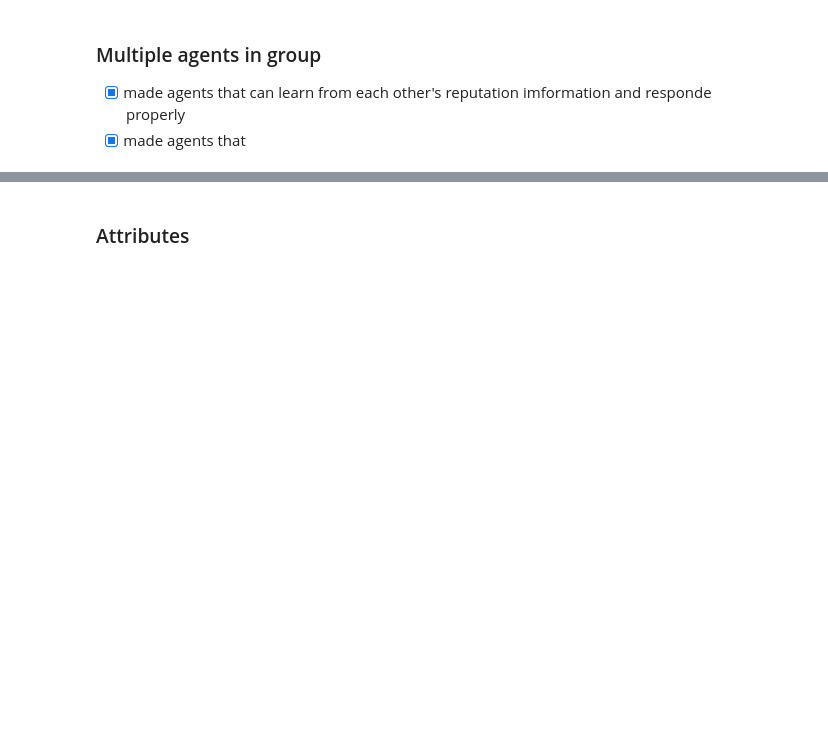
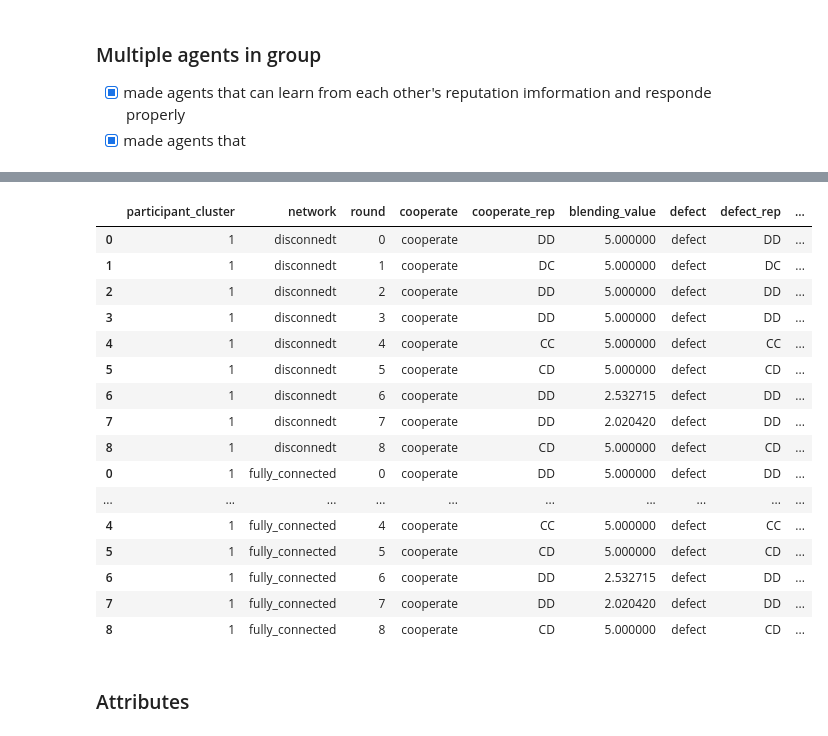
Before and after one commit to jiajia20/DDM_rep_learning, a Jupyter notebook: Learning_IBL.ipynb, the cells around one changed output, grey strips where cells are left out. Saved outputs shown, nothing was run; the diff lists cells and outputs as text; code cells hidden in the pictures; blank space fills up the shorter version.

Commit message:
explore blending value

```diff
--- a/Learning_IBL.ipynb
+++ b/Learning_IBL.ipynb
@@ -281,0 +300,7 @@ agents[0].instances()
+# %%
+#df.iloc[2][1] first iloc[] for row, second [] for column
+agent_0_list = []
+for i in range(len(df)):
+    agent_0_list.append([i, df.iloc[i][0]['button'],df.iloc[i][0]['reputation'],df.iloc[i][0]['blended'],
+    df.iloc[i][1]['button'],df.iloc[i][1]['reputation'],df.iloc[i][1]['blended']])
+agent_0_list
@@ -281,0 +323,4 @@ agents[0].instances()
+# %%
+df_agent0 = pd.DataFrame (agent_0_list)
+df_agent0.columns = ["round","cooperate","cooperate_rep", "blending_value",
+                        "defect", "defect_rep", "beldning_value"]
@@ -281,0 +340,9 @@ agents[0].instances()
+# %%
+df_agent0.insert(0, "network", ["disconnedt" for i in range(len(df_agent0))])
+df_agent0.insert(0, "participant_cluster", [1 for i in range(len(df_agent0))])
+# %%
+df_agent1 = pd.DataFrame (agent_0_list)
+df_agent1.columns = ["round","cooperate","cooperate_rep", "blending_value",
+                        "defect", "defect_rep", "beldning_value"]
+df_agent1.insert(0, "network", ["fully_connected" for i in range(len(df_agent0))])
+df_agent1.insert(0, "participant_cluster", [1 for i in range(len(df_agent0))])
@@ -281,0 +362,21 @@ agents[0].instances()
+# %%
+marged_df = pd.concat([df_agent0,df_agent1])
+marged_df
+# %% [output]
+|  | participant_cluster | network | round | cooperate | cooperate_rep | blending_value | defect | defect_rep | ... |
+| 0 | 1 | disconnedt | 0 | cooperate | DD | 5.000000 | defect | DD | ... |
+| 1 | 1 | disconnedt | 1 | cooperate | DC | 5.000000 | defect | DC | ... |
+| 2 | 1 | disconnedt | 2 | cooperate | DD | 5.000000 | defect | DD | ... |
+| 3 | 1 | disconnedt | 3 | cooperate | DD | 5.000000 | defect | DD | ... |
+| 4 | 1 | disconnedt | 4 | cooperate | CC | 5.000000 | defect | CC | ... |
+| 5 | 1 | disconnedt | 5 | cooperate | CD | 5.000000 | defect | CD | ... |
+| 6 | 1 | disconnedt | 6 | cooperate | DD | 2.532715 | defect | DD | ... |
+| 7 | 1 | disconnedt | 7 | cooperate | DD | 2.020420 | defect | DD | ... |
+| 8 | 1 | disconnedt | 8 | cooperate | CD | 5.000000 | defect | CD | ... |
+| 0 | 1 | fully_connected | 0 | cooperate | DD | 5.000000 | defect | DD | ... |
+| ... | ... | ... | ... | ... | ... | ... | ... | ... | ... |
+| 4 | 1 | fully_connected | 4 | cooperate | CC | 5.000000 | defect | CC | ... |
+| 5 | 1 | fully_connected | 5 | cooperate | CD | 5.000000 | defect | CD | ... |
+| 6 | 1 | fully_connected | 6 | cooperate | DD | 2.532715 | defect | DD | ... |
+| 7 | 1 | fully_connected | 7 | cooperate | DD | 2.020420 | defect | DD | ... |
+| 8 | 1 | fully_connected | 8 | cooperate | CD | 5.000000 | defect | CD | ... |
```
Also changed, not shown: parts of 10 cells of this notebook, 12 other files.
